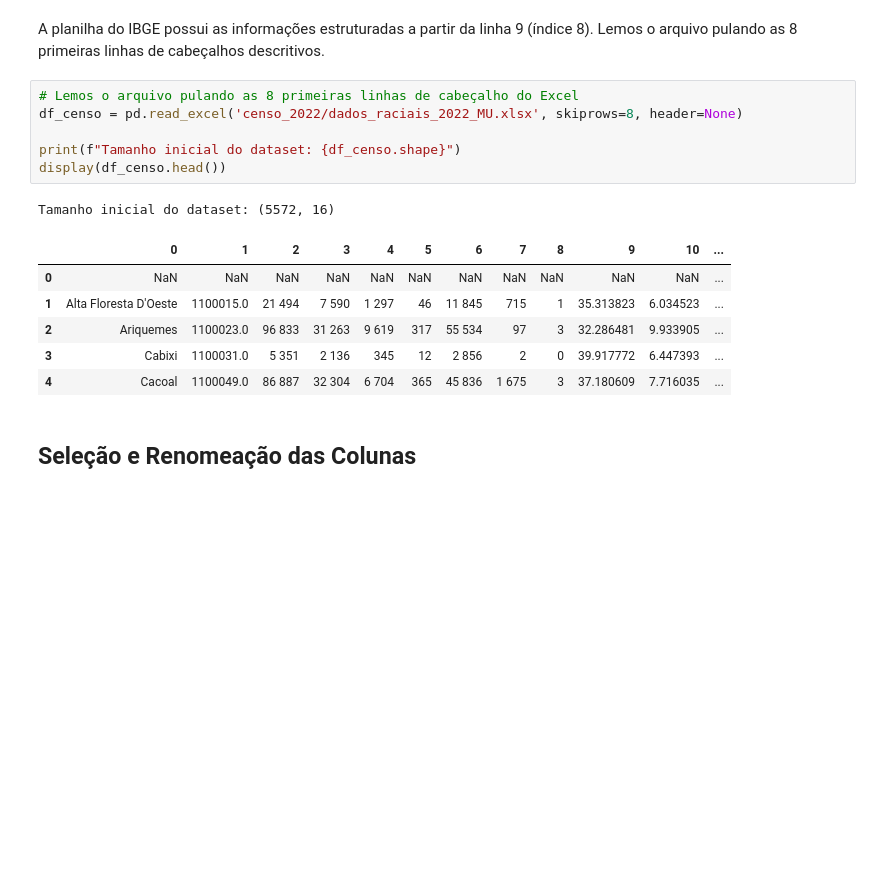
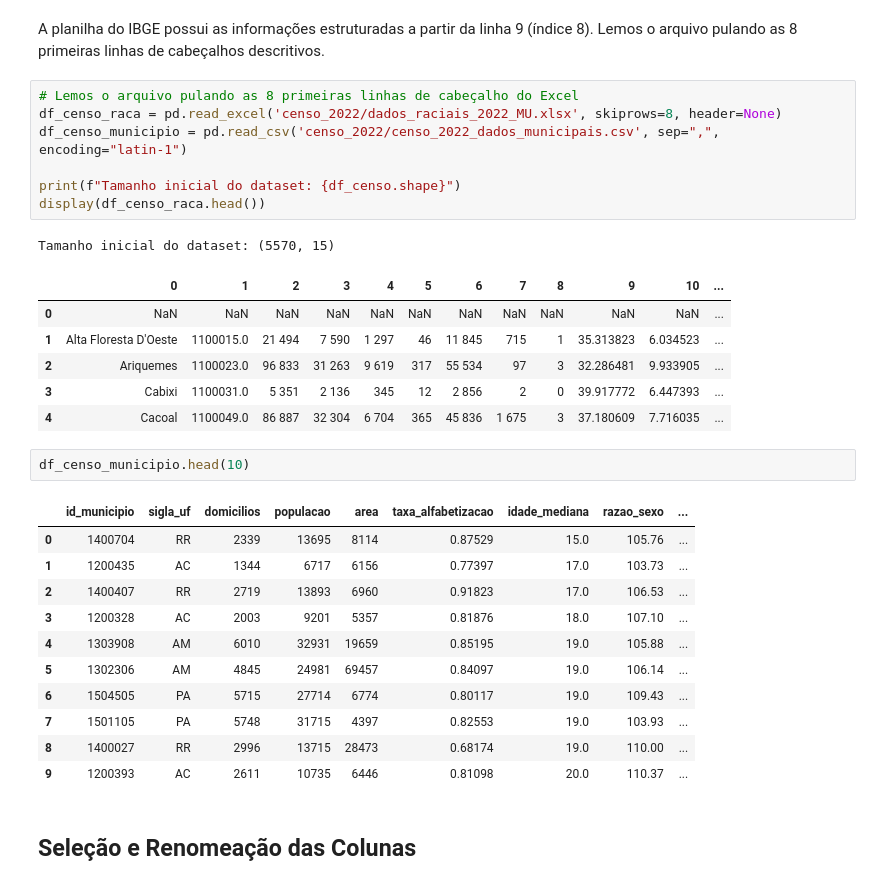
Before and after one commit to 1IAST-G29/tech-challenge-fase3, a Jupyter notebook: src/data/notebooks/censo_2022.ipynb, the cells around one changed output. Cells and saved outputs as stored; diff of their text form; blank space fills up the shorter version.

```diff
--- a/src/data/notebooks/censo_2022.ipynb
+++ b/src/data/notebooks/censo_2022.ipynb
@@ -7,18 +7,33 @@ import gc
 A planilha do IBGE possui as informações estruturadas a partir da linha 9 (índice 8). Lemos o arquivo pulando as 8 primeiras linhas de cabeçalhos descritivos.
 # %%
 # Lemos o arquivo pulando as 8 primeiras linhas de cabeçalho do Excel
-df_censo = pd.read_excel('censo_2022/dados_raciais_2022_MU.xlsx', skiprows=8, header=None)
+df_censo_raca = pd.read_excel('censo_2022/dados_raciais_2022_MU.xlsx', skiprows=8, header=None)
+df_censo_municipio = pd.read_csv('censo_2022/censo_2022_dados_municipais.csv', sep=",", encoding="latin-1")
 
 print(f"Tamanho inicial do dataset: {df_censo.shape}")
-display(df_censo.head())
+display(df_censo_raca.head())
 # %% [output]
-Tamanho inicial do dataset: (5572, 16)
+Tamanho inicial do dataset: (5570, 15)
 |  | 0 | 1 | 2 | 3 | 4 | 5 | 6 | 7 | 8 | 9 | 10 | ... |
 | 0 | NaN | NaN | NaN | NaN | NaN | NaN | NaN | NaN | NaN | NaN | NaN | ... |
 | 1 | Alta Floresta D'Oeste | 1100015.0 | 21 494 | 7 590 | 1 297 | 46 | 11 845 | 715 | 1 | 35.313823 | 6.034523 | ... |
 | 2 | Ariquemes | 1100023.0 | 96 833 | 31 263 | 9 619 | 317 | 55 534 | 97 | 3 | 32.286481 | 9.933905 | ... |
 | 3 | Cabixi | 1100031.0 | 5 351 | 2 136 | 345 | 12 | 2 856 | 2 | 0 | 39.917772 | 6.447393 | ... |
 | 4 | Cacoal | 1100049.0 | 86 887 | 32 304 | 6 704 | 365 | 45 836 | 1 675 | 3 | 37.180609 | 7.716035 | ... |
+# %%
+df_censo_municipio.head(10)
+# %% [output]
+|  | id_municipio | sigla_uf | domicilios | populacao | area | taxa_alfabetizacao | idade_mediana | razao_sexo | ... |
+| 0 | 1400704 | RR | 2339 | 13695 | 8114 | 0.87529 | 15.0 | 105.76 | ... |
+| 1 | 1200435 | AC | 1344 | 6717 | 6156 | 0.77397 | 17.0 | 103.73 | ... |
+| 2 | 1400407 | RR | 2719 | 13893 | 6960 | 0.91823 | 17.0 | 106.53 | ... |
+| 3 | 1200328 | AC | 2003 | 9201 | 5357 | 0.81876 | 18.0 | 107.10 | ... |
+| 4 | 1303908 | AM | 6010 | 32931 | 19659 | 0.85195 | 19.0 | 105.88 | ... |
+| 5 | 1302306 | AM | 4845 | 24981 | 69457 | 0.84097 | 19.0 | 106.14 | ... |
+| 6 | 1504505 | PA | 5715 | 27714 | 6774 | 0.80117 | 19.0 | 109.43 | ... |
+| 7 | 1501105 | PA | 5748 | 31715 | 4397 | 0.82553 | 19.0 | 103.93 | ... |
+| 8 | 1400027 | RR | 2996 | 13715 | 28473 | 0.68174 | 19.0 | 110.00 | ... |
+| 9 | 1200393 | AC | 2611 | 10735 | 6446 | 0.81098 | 20.0 | 110.37 | ... |
 # %% [markdown]
 ## Seleção e Renomeação das Colunas
 # %% [markdown]
```
Also changed, not shown: parts of 8 cells of this notebook, 3 other files.
